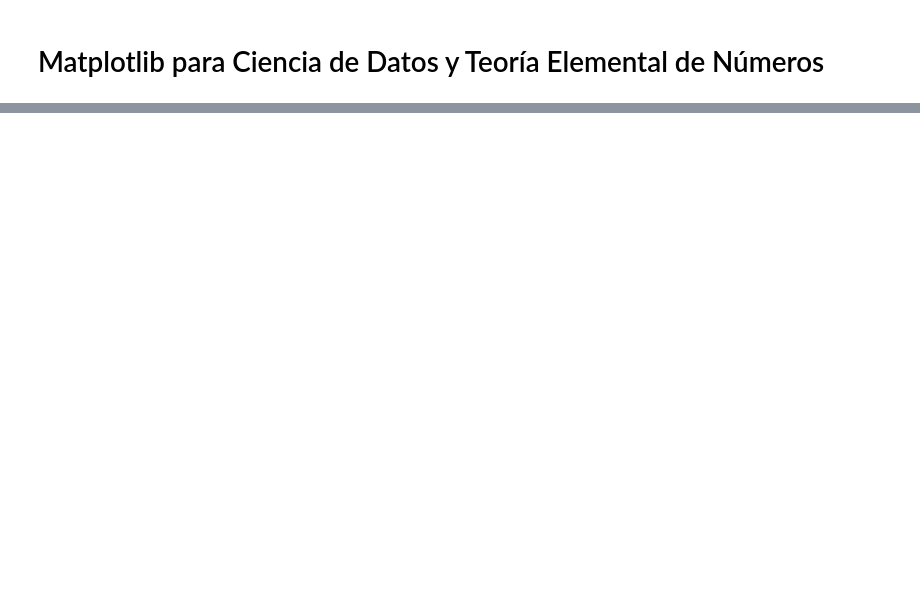
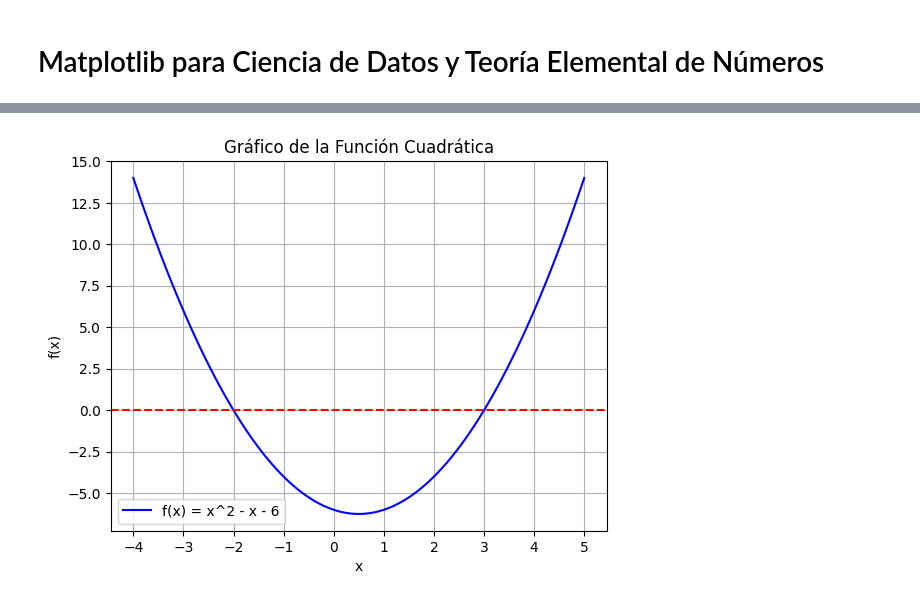
Before and after one commit to marco-canas/fundamentos_de_programacion, a Jupyter notebook: 2_clases/unidad3/capitulo_9_Matplotlib_ciencia_datos_teoria_elemental_numeros.ipynb, the cells around one changed output, grey strips where cells are left out. Drawn from its saved outputs; the diff is of its cells as text; code cells hidden in the pictures; blank space fills up the shorter version.

Commit message:
mejor diseño de clase para matplotlib

```diff
--- a/2_clases/unidad3/capitulo_9_Matplotlib_ciencia_datos_teoria_elemental_numeros.ipynb
+++ b/2_clases/unidad3/capitulo_9_Matplotlib_ciencia_datos_teoria_elemental_numeros.ipynb
@@ -1165,0 +57,18 @@ df = pd.DataFrame({"numero": [2, 3, 4, 5, 6, 7, 8, 11, 13]})
+# %%
+import numpy as np
+import matplotlib.pyplot as plt
+
+x = np.linspace(-4, 5, 100)
+y = x**2 - x - 6
+
+plt.plot(x, y, color='blue', label='f(x) = x^2 - x - 6')
+plt.axhline(0, color='red', linestyle='--') # Eje X (para ver raíces)
+plt.title('Gráfico de la Función Cuadrática')
+plt.xlabel('x')
+plt.ylabel('f(x)')
+plt.xticks(np.arange(-4, 6, 1))
+plt.legend()
+plt.grid(True)
+plt.show()
+# %% [output]
+[figure, added]
```
Also changed, not shown: parts of 112 cells of this notebook, 1 other file.
